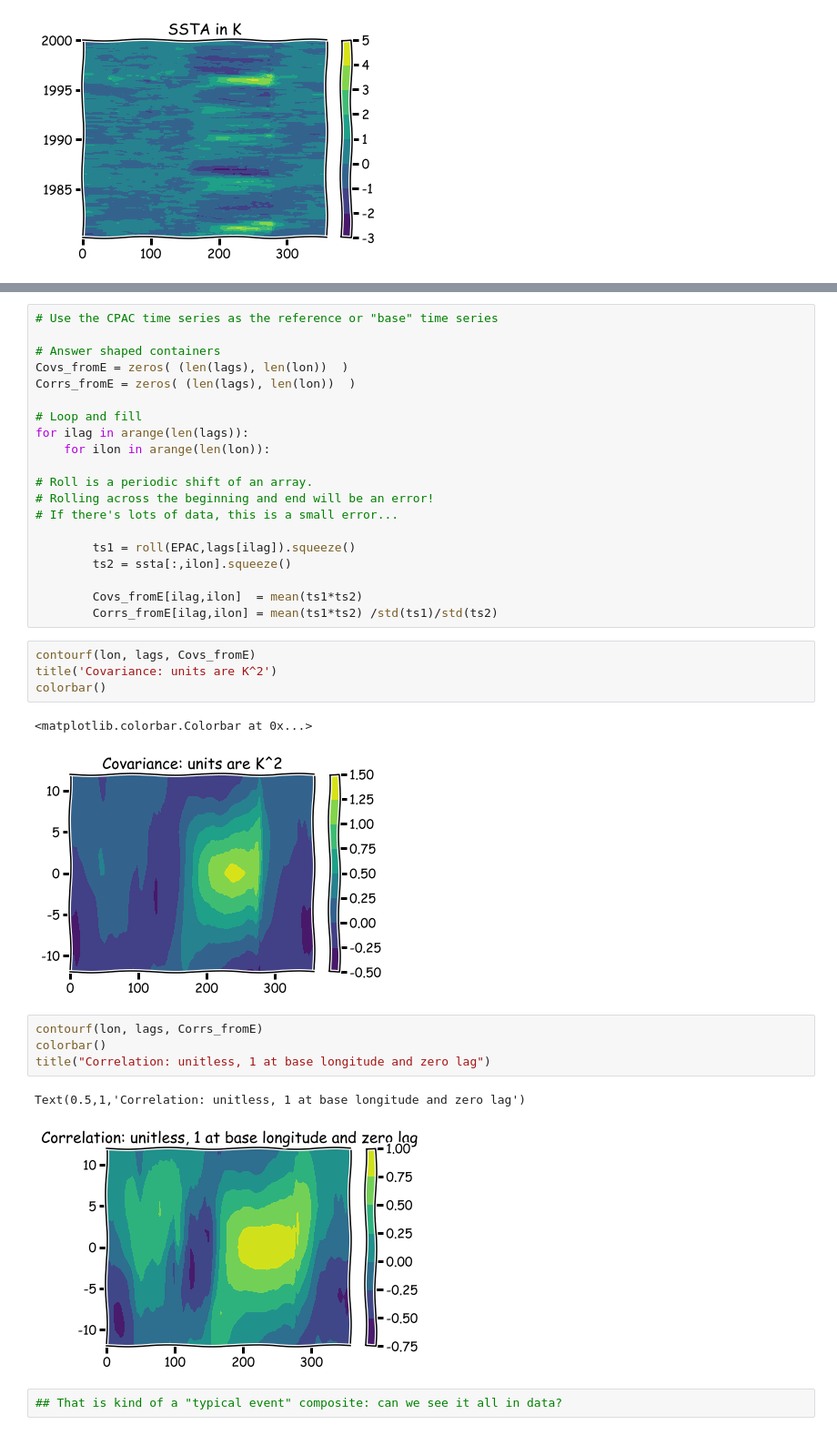
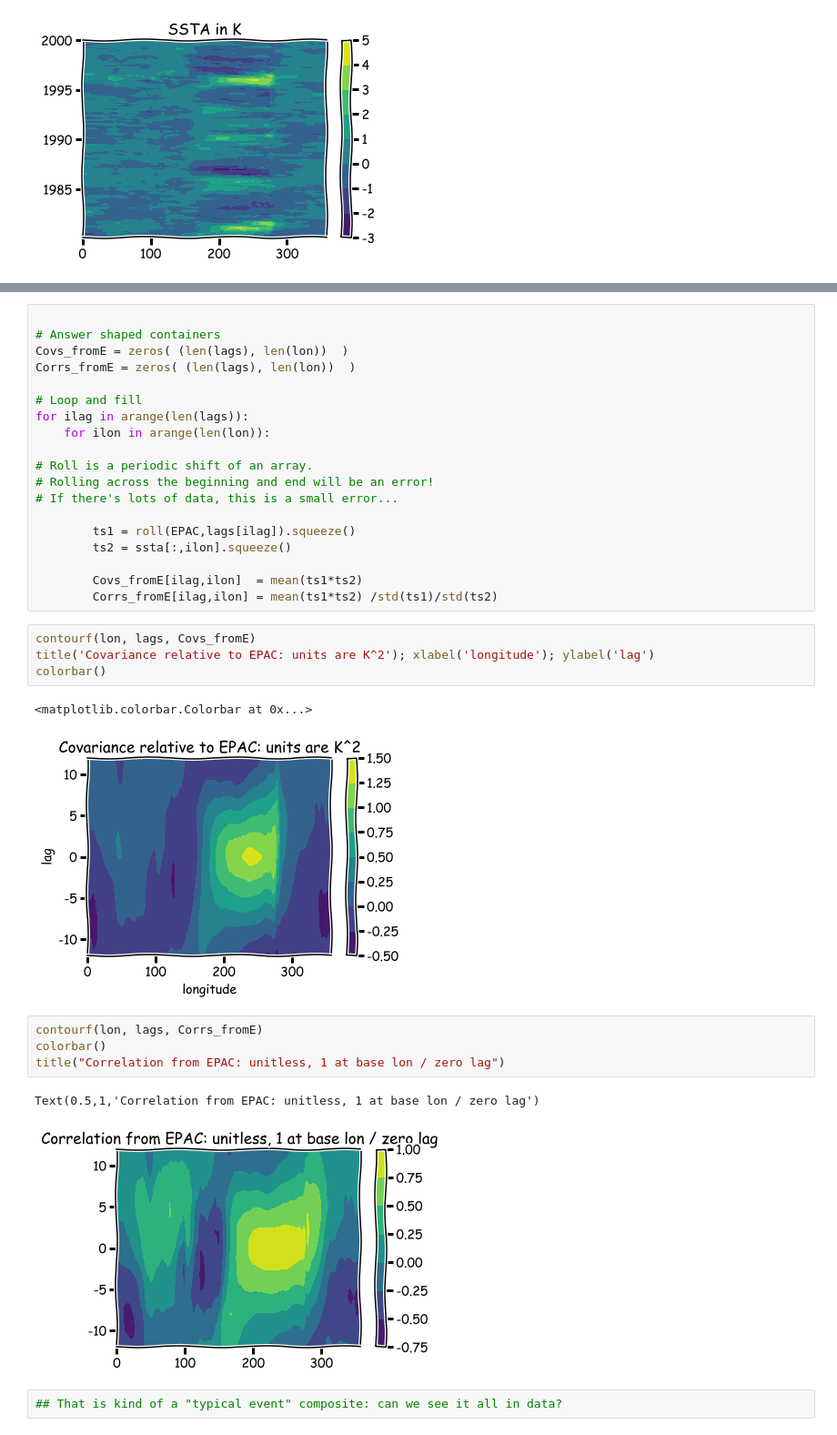
Before and after one commit to sisams/MPO624-2020, a Jupyter notebook: Course_Modules_Topics_Notebooks/autoregression_in_time/ENSO_multiple_variables_univariateAR1.ipynb, the cells around one changed output, grey strips where cells are left out. Shown at 91% size. Cells and saved outputs as stored; diff of their text form.

```diff
--- a/Course_Modules_Topics_Notebooks/autoregression_in_time/ENSO_multiple_variables_univariateAR1.ipynb
+++ b/Course_Modules_Topics_Notebooks/autoregression_in_time/ENSO_multiple_variables_univariateAR1.ipynb
@@ -297,5 +300,4 @@ colorbar()
 # %%
-# Use the CPAC time series as the reference or "base" time series
 
 # Answer shaped containers
 Covs_fromE = zeros( (len(lags), len(lon))  )
@@ -316,18 +318,18 @@ for ilag in arange(len(lags)):
         Corrs_fromE[ilag,ilon] = mean(ts1*ts2) /std(ts1)/std(ts2)
 # %%
 contourf(lon, lags, Covs_fromE)
-title('Covariance: units are K^2')
+title('Covariance relative to EPAC: units are K^2'); xlabel('longitude'); ylabel('lag')
 colorbar()
 # %% [output]
 <matplotlib.colorbar.Colorbar at 0x...>
-[figure, old version]
+[figure, new version]
 # %%
 contourf(lon, lags, Corrs_fromE)
 colorbar()
-title("Correlation: unitless, 1 at base longitude and zero lag")
+title("Correlation from EPAC: unitless, 1 at base lon / zero lag")
 # %% [output]
-Text(0.5,1,'Correlation: unitless, 1 at base longitude and zero lag')
+Text(0.5,1,'Correlation from EPAC: unitless, 1 at base lon / zero lag')
-[figure, old version]
+[figure, new version]
 # %%
 ## That is kind of a "typical event" composite: can we see it all in data?
 # %%
```
Also changed, not shown: parts of 7 cells of this notebook.
